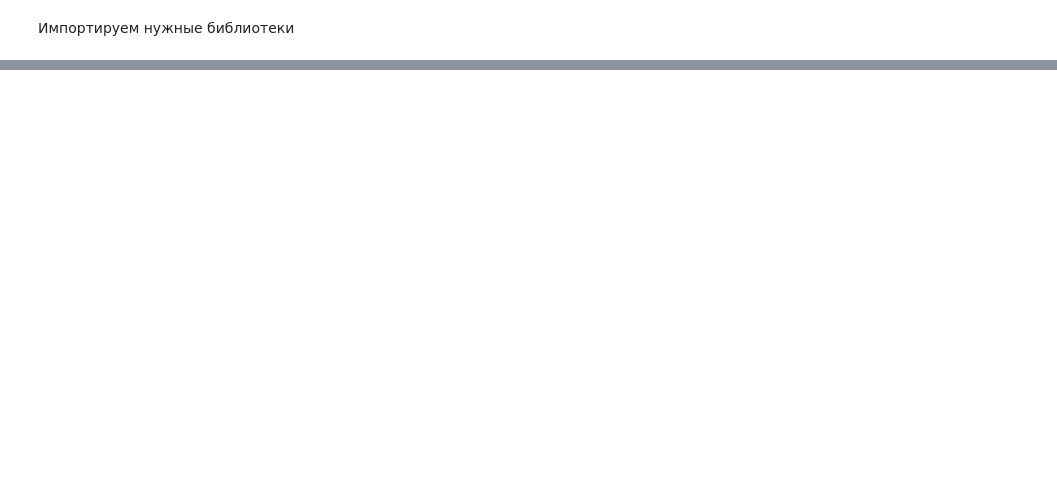
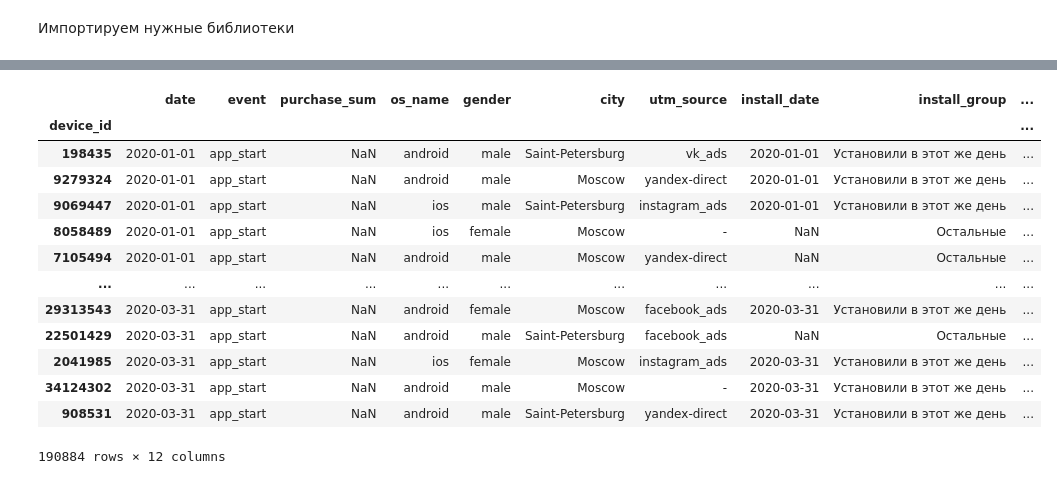
Before and after one commit to Evgenija123456/skillfactory1, a Jupyter notebook: PROJECT_5_Parkhomenko_E_A.ipynb, the cells around one changed output, grey strips where cells are left out. Cells and saved outputs as stored; diff of their text form; code cells hidden in the pictures; blank space fills up the shorter version.

```diff
--- a/PROJECT_5_Parkhomenko_E_A.ipynb
+++ b/PROJECT_5_Parkhomenko_E_A.ipynb
@@ -358,0 +228,7 @@ df_recomendations
+# %%
+requires_reg1['registered'] = 0
+requires_reg2 =  data[data['first_registration'] >= data['date']]
+requires_reg2['registered'] = 0
+# %%
+data = pd.concat([already_reg,requires_reg1,requires_reg2])
+data[data['event'] == 'tap_basket'].groupby('registered').count()
@@ -358,0 +318,24 @@ df_recomendations
+# %%
+# Переводим данные в формат даты:
+data['date'] = pd.to_datetime(data['date'])
+# %%
+# Находим неделю первого посещения и делаем новую таблицу на основе data с данными только о начале использования приложения (app_start)
+entrances = data[data['event'] == 'app_start'].sort_values('date').drop_duplicates('device_id')
+# %%
+# В таблице entrances устанавливаем индекс device_id:
+entrances.set_index('device_id')
+# %% [output]
+|  | date | event | purchase_sum | os_name | gender | city | utm_source | install_date | install_group | ... |
+| device_id |  |  |  |  |  |  |  |  |  | ... |
+| 198435 | 2020-01-01 | app_start | NaN | android | male | Saint-Petersburg | vk_ads | 2020-01-01 | Установили в этот же день | ... |
+| 9279324 | 2020-01-01 | app_start | NaN | android | male | Moscow | yandex-direct | 2020-01-01 | Установили в этот же день | ... |
+| 9069447 | 2020-01-01 | app_start | NaN | ios | male | Saint-Petersburg | instagram_ads | 2020-01-01 | Установили в этот же день | ... |
+| 8058489 | 2020-01-01 | app_start | NaN | ios | female | Moscow | - | NaN | Остальные | ... |
+| 7105494 | 2020-01-01 | app_start | NaN | android | male | Moscow | yandex-direct | NaN | Остальные | ... |
+| ... | ... | ... | ... | ... | ... | ... | ... | ... | ... | ... |
+| 29313543 | 2020-03-31 | app_start | NaN | android | female | Moscow | facebook_ads | 2020-03-31 | Установили в этот же день | ... |
+| 22501429 | 2020-03-31 | app_start | NaN | android | male | Saint-Petersburg | facebook_ads | NaN | Остальные | ... |
+| 2041985 | 2020-03-31 | app_start | NaN | ios | female | Moscow | instagram_ads | 2020-03-31 | Установили в этот же день | ... |
+| 34124302 | 2020-03-31 | app_start | NaN | android | male | Moscow | - | 2020-03-31 | Установили в этот же день | ... |
+| 908531 | 2020-03-31 | app_start | NaN | android | male | Saint-Petersburg | yandex-direct | 2020-03-31 | Установили в этот же день | ... |
+190884 rows × 12 columns
```
Also changed, not shown: parts of 72 cells of this notebook.
